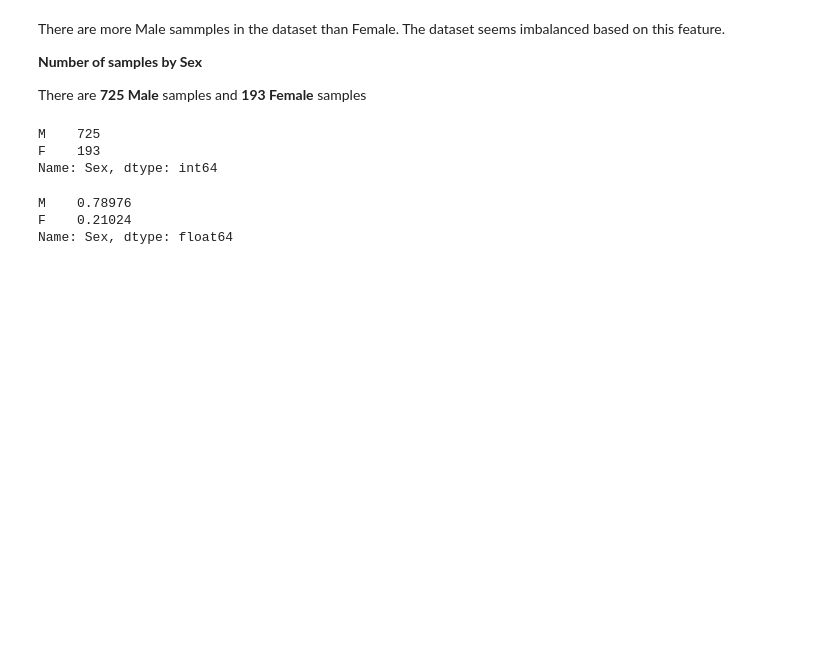
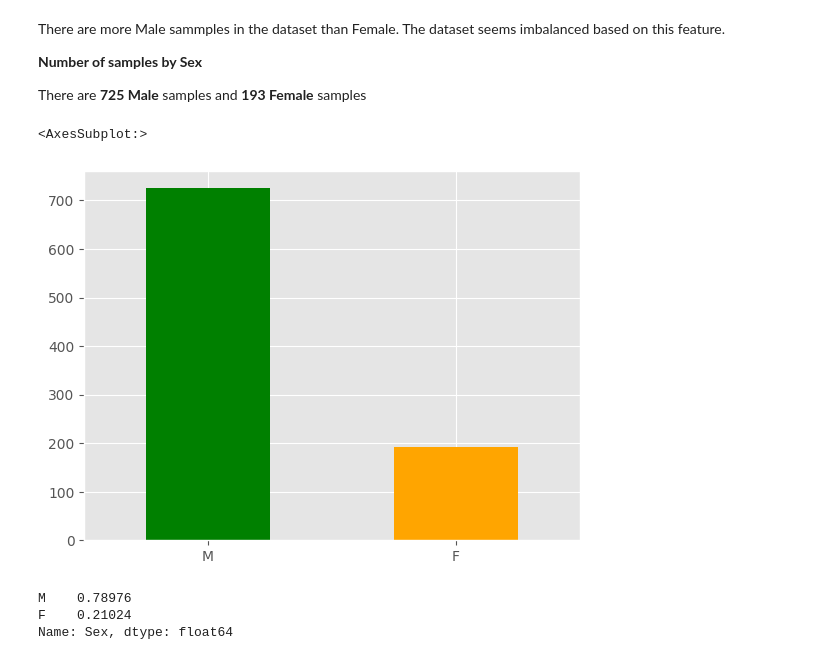
Before and after one commit to alditus/machine_learning_projects, a Jupyter notebook: heart_disease_dataset/heart_disease_data_cleaning.ipynb, the cells around one changed output. Saved outputs shown, nothing was run; the diff lists cells and outputs as text; code cells hidden in the pictures; blank space fills up the shorter version.

```diff
--- a/heart_disease_dataset/heart_disease_data_cleaning.ipynb
+++ b/heart_disease_dataset/heart_disease_data_cleaning.ipynb
@@ -114,11 +115,10 @@ There are more Male sammples in the dataset than Female. The dataset seems imbal
 There are **725 Male** samples and **193 Female** samples
 # %%
 # number of samples in the dataset by Sex
-dataset['Sex'].value_counts()
+dataset['Sex'].value_counts().plot.bar(color=['green','orange'], rot=0)
 # %% [output]
-M    725
-F    193
-Name: Sex, dtype: int64
+<AxesSubplot:>
+[figure, added]
 # %%
 # % of samples in the datset by Sex
 dataset['Sex'].value_counts(normalize=True)
```
Also changed, not shown: parts of 35 cells of this notebook.
